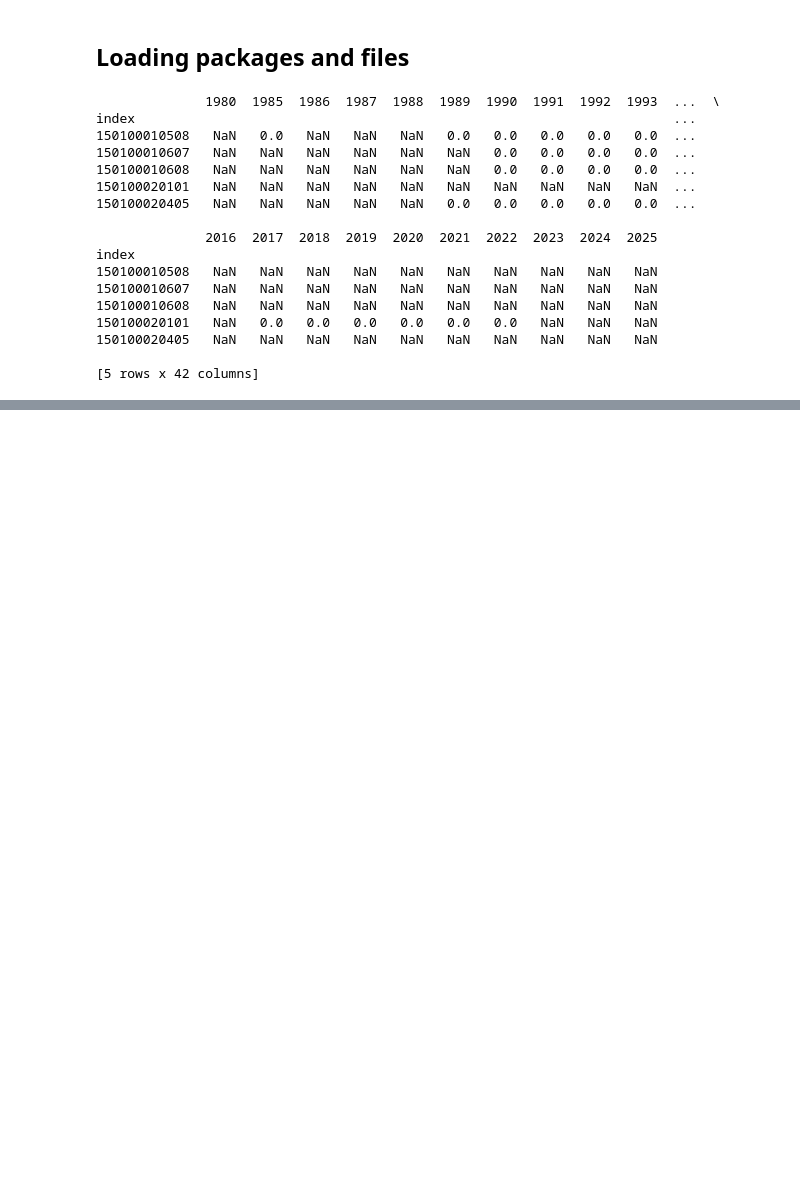
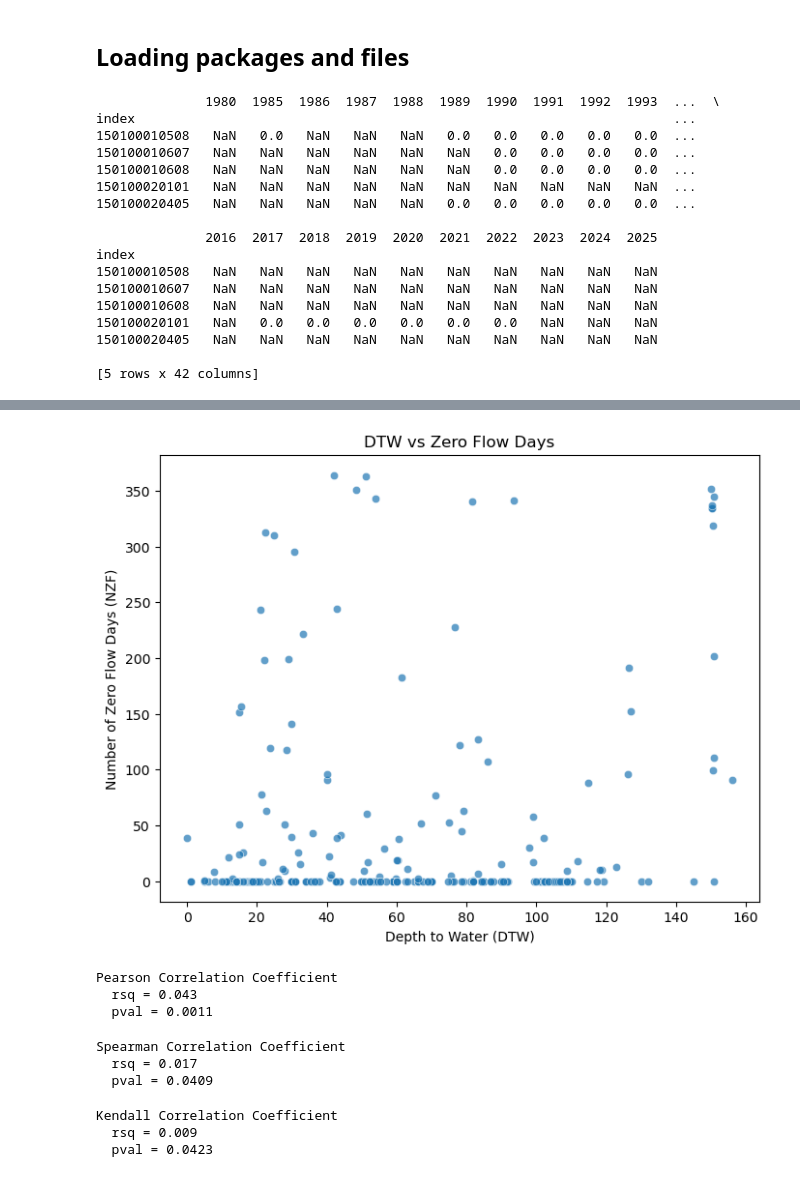
Before and after one commit to dtadych/Shallow_Groundwater_AZ, a Jupyter notebook: Code/FigureCreation/DTWZflow_Stat_analysis.ipynb, the cells around one changed output, grey strips where cells are left out. Drawn from its saved outputs; the diff is of its cells as text; code cells hidden in the pictures; blank space fills up the shorter version.

Commit message:
Streamlining the correlation process

```diff
--- a/Code/FigureCreation/DTWZflow_Stat_analysis.ipynb
+++ b/Code/FigureCreation/DTWZflow_Stat_analysis.ipynb
@@ -305,0 +182,21 @@ dtype: float64
+# %%
+df_dtw = dtw_df.copy()
+df_nzf = zero_flow_df.copy()
+
+# Ensure HUC12 is a column, not an index
+df_dtw = df_dtw.reset_index()
+df_nzf = df_nzf.reset_index()
+
+# Melt DTW DataFrame
+df_dtw_melted = df_dtw.melt(id_vars=["index"], var_name="Year", value_name="DTW")
+df_dtw_melted["Year"] = df_dtw_melted["Year"].astype(int)
+
+# Melt NZF DataFrame
+df_nzf_melted = df_nzf.melt(id_vars=["index"], var_name="Year", value_name="NZF")
+df_nzf_melted["Year"] = df_nzf_melted["Year"].astype(int)
+
+# Merge melted dataframes
+df_final = df_dtw_melted.merge(df_nzf_melted, on=["index", "Year"])
+
+# Print to check the result
+df_final
@@ -305,0 +217,3 @@ dtype: float64
+# %%
+df_final = df_final.dropna(subset=["DTW", "NZF"])
+df_final
@@ -305,0 +234,44 @@ dtype: float64
+# %%
+import seaborn as sns
+
+plt.figure(figsize=(8,6))
+sns.scatterplot(data=df_final, x="DTW", y="NZF", alpha=0.7)
+plt.xlabel("Depth to Water (DTW)")
+plt.ylabel("Number of Zero Flow Days (NZF)")
+plt.title("DTW vs Zero Flow Days")
+plt.show()
+# %% [output]
+[figure, added]
+# %%
+print('Pearson Correlation Coefficient')
+df1 = df_final['DTW']
+df2 = df_final['NZF']
+r = df1.corr(df2, method='pearson')
+print('  rsq = ' + str(round(r * r, 3)))
+print('  pval = ' + str(round(df1.corr(df2, method=pearsonr_pval), 4)))
+# %% [output]
+Pearson Correlation Coefficient
+  rsq = 0.043
+  pval = 0.0011
+# %%
+print('Spearman Correlation Coefficient')
+df1 = df_final['DTW']
+df2 = df_final['NZF']
+r = df1.corr(df2, method='spearman')
+print('  rsq = ' + str(round(r * r, 3)))
+print('  pval = ' + str(round(df1.corr(df2, method=spearmanr_pval), 4)))
+# %% [output]
+Spearman Correlation Coefficient
+  rsq = 0.017
+  pval = 0.0409
+# %%
+print('Kendall Correlation Coefficient')
+df1 = df_final['DTW']
+df2 = df_final['NZF']
+r = df1.corr(df2, method='kendall')
+print('  rsq = ' + str(round(r * r, 3)))
+print('  pval = ' + str(round(df1.corr(df2, method=kendall_pval), 4)))
+# %% [output]
+Kendall Correlation Coefficient
+  rsq = 0.009
+  pval = 0.0423
```
Also changed, not shown: parts of 16 cells of this notebook, 1 other file.
